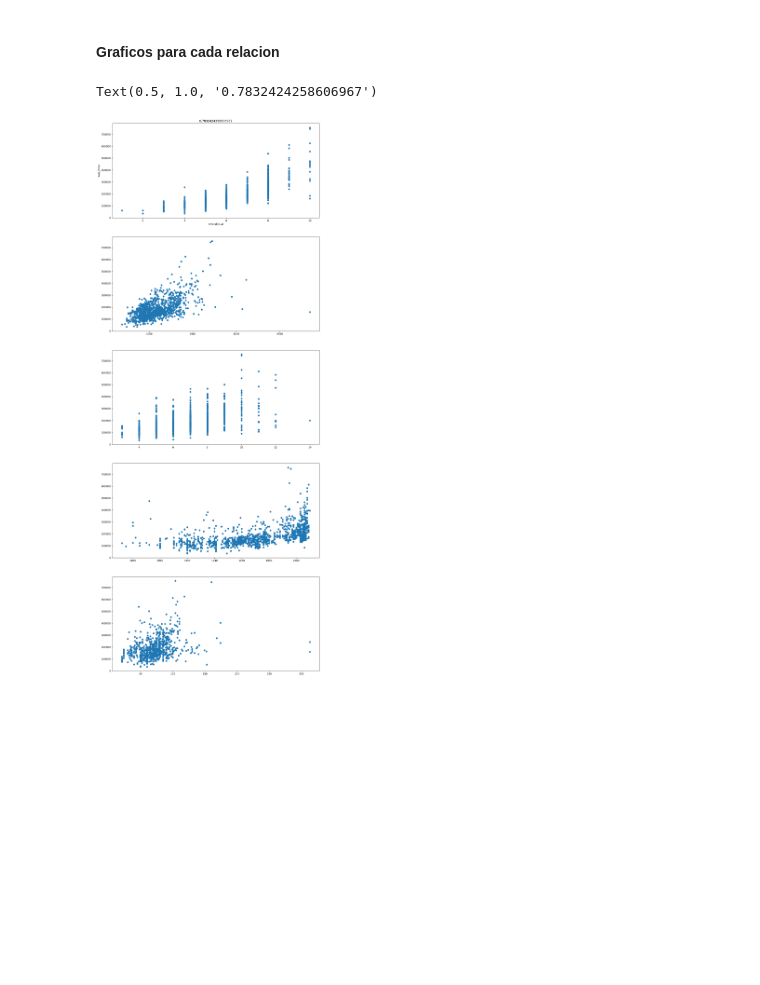
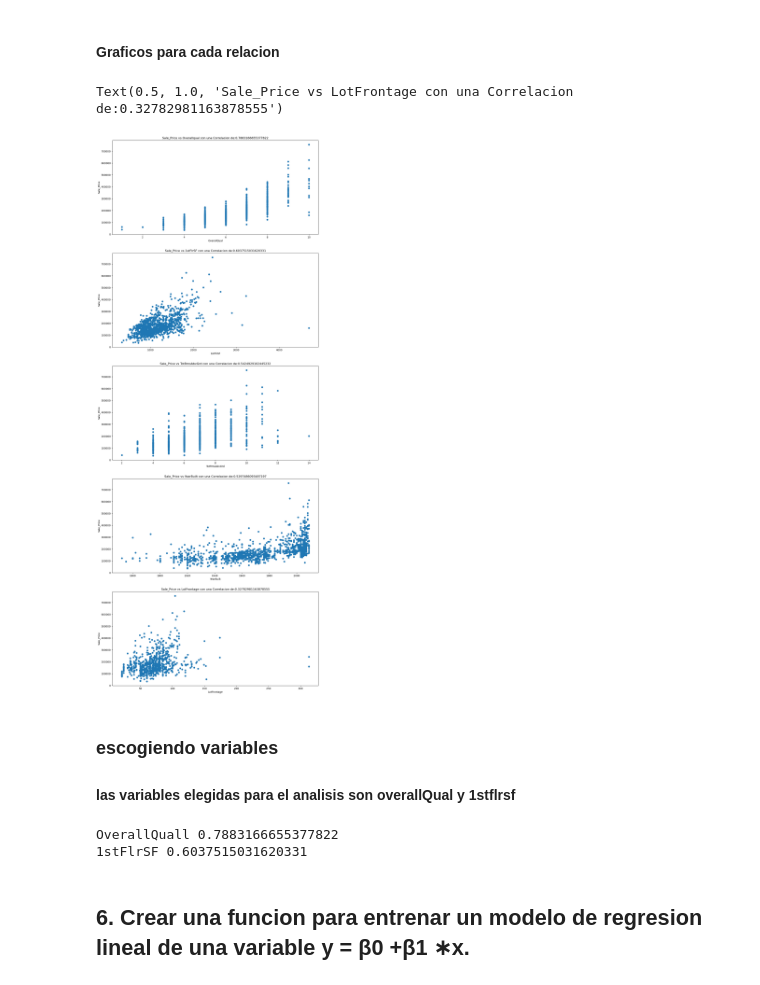
Before and after one commit to dannygar97/Proyecto_1_Python, a Jupyter notebook: Proyecto_1_Daniel_Garcia.ipynb, the cells around one changed output. Drawn from its saved outputs; the diff is of its cells as text; code cells hidden in the pictures; blank space fills up the shorter version.

```diff
--- a/Proyecto_1_Daniel_Garcia.ipynb
+++ b/Proyecto_1_Daniel_Garcia.ipynb
@@ -219,33 +219,51 @@ Index(['SalePrice', 'OverallQual', '1stFlrSF', 'TotRmsAbvGrd', 'YearBuilt',
 # %%
 #al intentar hacerlo en una grafica se superponen los datos por lo cual
 #voy a usar subplots
 
 fig, sca =plt.subplots(5,1, figsize =(15,40))
 sca[0].scatter(set_Entrenamiento["OverallQual"],set_Entrenamiento["SalePrice"])
 sca[1].scatter(set_Entrenamiento["1stFlrSF"],set_Entrenamiento["SalePrice"])
 sca[2].scatter(set_Entrenamiento["TotRmsAbvGrd"],set_Entrenamiento["SalePrice"])
 sca[3].scatter(set_Entrenamiento["YearBuilt"],set_Entrenamiento["SalePrice"])
 sca[4].scatter(set_Entrenamiento["LotFrontage"],set_Entrenamiento["SalePrice"])
 #PARA PODER COLOCAR TITULO Y EJES:
 sca[0].set_xlabel('OverallQual')
 sca[0].set_ylabel('Sale_Price')
-sca[0].set_title('Grafico Sale_Price vs Overallqual con una Correlacion de:',correlacion1)
+sca[0].set_title('Sale_Price vs Overallqual con una Correlacion de:'+ str(correlacion1))
 
 sca[1].set_xlabel('1stFlrSF')
 sca[1].set_ylabel('Sale_Price')
-sca[1].set_title('Grafico Sale_Price vs 1stFlrSF con una Correlacion de:',correlacion2)
+sca[1].set_title('Sale_Price vs 1stFlrSF con una Correlacion de:'+ str(correlacion2))
 
 sca[2].set_xlabel('TotRmsAbvGrd')
 sca[2].set_ylabel('Sale_Price')
-sca[2].set_title('Grafico Sale_Price vs TotRmsAbvGrd con una Correlacion de:',correlacion3)
+sca[2].set_title('Sale_Price vs TotRmsAbvGrd con una Correlacion de:' +str(correlacion3))
 
 sca[3].set_xlabel('YearBuilt')
 sca[3].set_ylabel('Sale_Price')
-sca[3].set_title('Grafico Sale_Price vs YearBuilt con una Correlacion de:',correlacion4)
+sca[3].set_title('Sale_Price vs YearBuilt con una Correlacion de:' +str(correlacion4))
 
 sca[4].set_xlabel('LotFrontage')
 sca[4].set_ylabel('Sale_Price')
-sca[4].set_title('Grafico Sale_Price vs LotFrontage con una Correlacion de:',correlacion5)
+sca[4].set_title('Sale_Price vs LotFrontage con una Correlacion de:' +str(correlacion5)) #los concateno ya que el set_title solo admite candea y por eso paso correlacion a str
 # %% [output]
-Text(0.5, 1.0, '0.7832424258606967')
+Text(0.5, 1.0, 'Sale_Price vs LotFrontage con una Correlacion de:0.32782981163878555')
-[figure, old version]
+[figure, new version]
+# %% [markdown]
+### escogiendo variables
+#### las variables elegidas para el analisis son overallQual y 1stflrsf
+# %%
+#haciendo diccionario de correlaciones
+correlaciones_dic = {"OverallQuall": correlacion1, "1stFlrSF": correlacion2, "TotRmsAbvGrd": correlacion3, "YearBuilt": correlacion4, "LotFrontage": correlacion5}
+# Ordenamos los elementos del diccionario según sus valores en orden descendente
+correlaciones_dic_ordenada = sorted(correlaciones_dic.items(), key=lambda x: x[1], reverse=True)
+# Tomamos los dos últimos elementos de la lista, que son los dos valores más grandes
+variable1, valor1 = correlaciones_dic_ordenada[0]
+variable2, valor2 = correlaciones_dic_ordenada[1]
+print(variable1, valor1)
+print(variable2, valor2)
+# %% [output]
+OverallQuall 0.7883166655377822
+1stFlrSF 0.6037515031620331
+# %% [markdown]
+## 6. Crear una funcion para entrenar un modelo de regresion lineal de una variable y = β0 +β1 ∗x.
```
Also changed, not shown: parts of 5 cells of this notebook.
